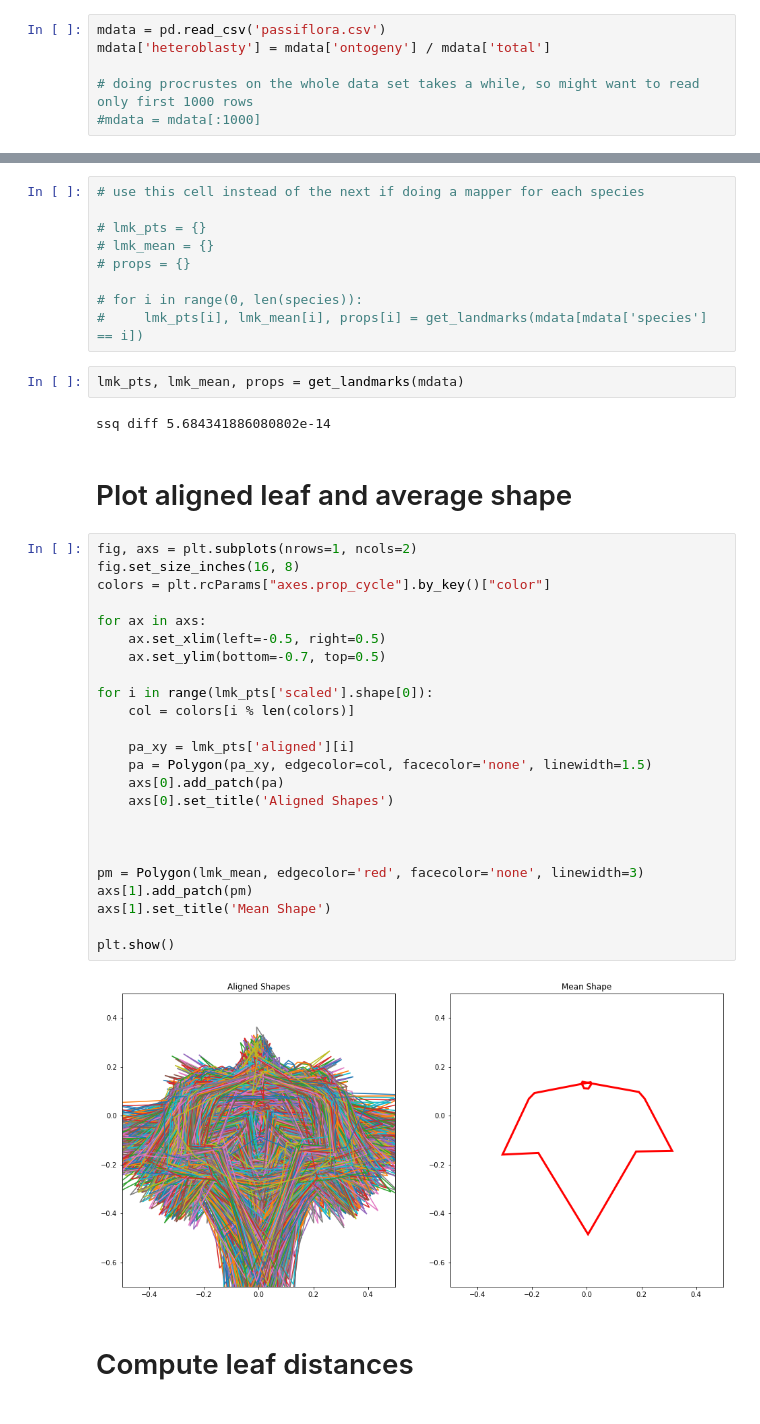
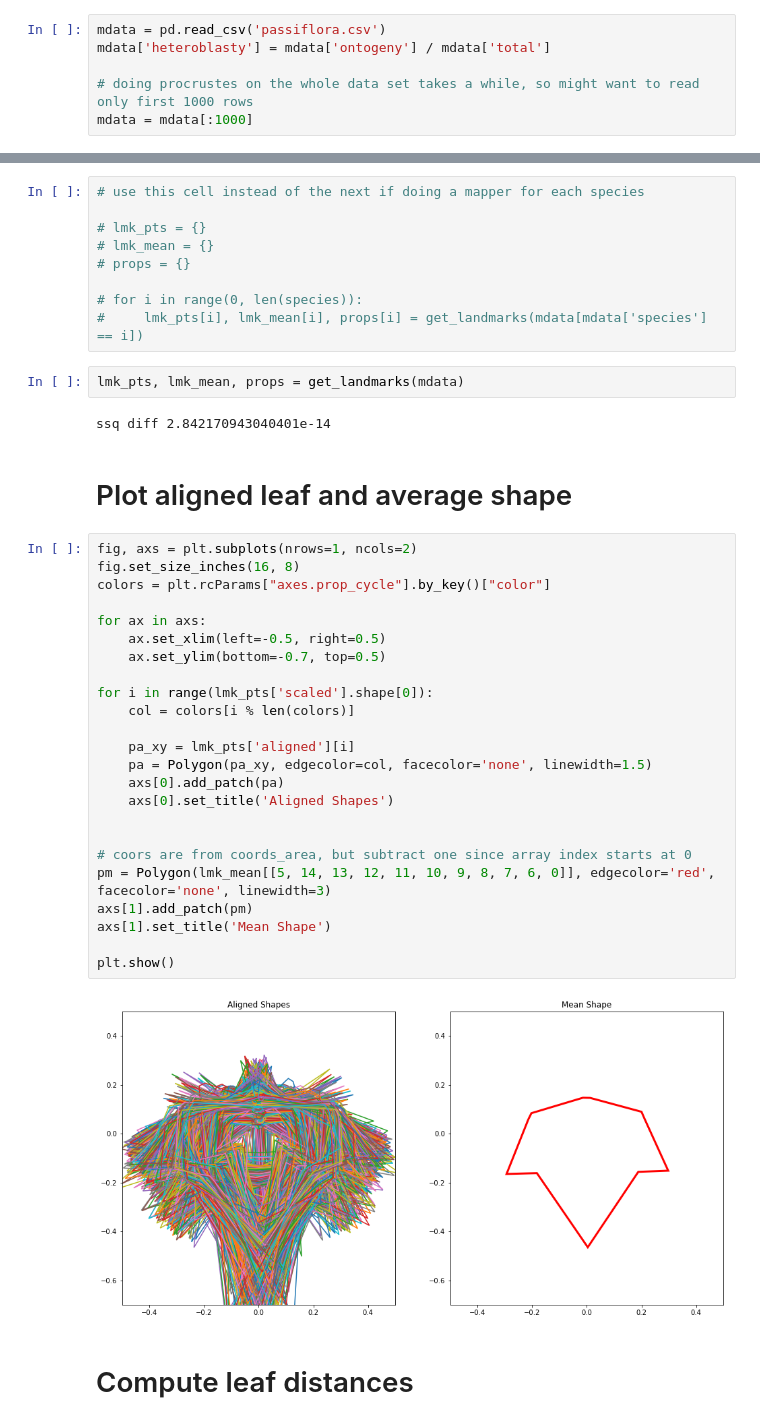
Before and after one commit to sperciva/giotto-mapper-pie-nodes, a Jupyter notebook: Passiflora.ipynb, the cells around one changed output, grey strips where cells are left out. Saved outputs shown, nothing was run; the diff lists cells and outputs as text.

```diff
--- a/Passiflora.ipynb
+++ b/Passiflora.ipynb
@@ -24,7 +24,7 @@ mdata = pd.read_csv('passiflora.csv')
 mdata['heteroblasty'] = mdata['ontogeny'] / mdata['total']
 
 # doing procrustes on the whole data set takes a while, so might want to read only first 1000 rows
-#mdata = mdata[:1000]
+mdata = mdata[:1000]
 # %%
 # divide species into seven classes based on the paper
 # https://academic.oup.com/gigascience/article/6/1/giw008/2865207?login=true#supplementary-data
@@ -109,35 +109,35 @@ def get_landmarks(df):
 # %%
 lmk_pts, lmk_mean, props = get_landmarks(mdata)
 # %% [output]
-ssq diff 5.684341886080802e-14
+ssq diff 2.842170943040401e-14
 # %% [markdown]
 # Plot aligned leaf and average shape
 # %%
 fig, axs = plt.subplots(nrows=1, ncols=2)
 fig.set_size_inches(16, 8)
 colors = plt.rcParams["axes.prop_cycle"].by_key()["color"]
 
 for ax in axs:
     ax.set_xlim(left=-0.5, right=0.5)
     ax.set_ylim(bottom=-0.7, top=0.5)
 
 for i in range(lmk_pts['scaled'].shape[0]):
     col = colors[i % len(colors)]
 
     pa_xy = lmk_pts['aligned'][i]
     pa = Polygon(pa_xy, edgecolor=col, facecolor='none', linewidth=1.5)
     axs[0].add_patch(pa)
     axs[0].set_title('Aligned Shapes')
 
 
-
-pm = Polygon(lmk_mean, edgecolor='red', facecolor='none', linewidth=3)
+# coors are from coords_area, but subtract one since array index starts at 0
+pm = Polygon(lmk_mean[[5, 14, 13, 12, 11, 10, 9, 8, 7, 6, 0]], edgecolor='red', facecolor='none', linewidth=3)
 axs[1].add_patch(pm)
 axs[1].set_title('Mean Shape')
 
 plt.show()
 # %% [output]
-[figure, old version]
+[figure, new version]
 # %% [markdown]
 # Compute leaf distances
 # %% [markdown]
```
Also changed, not shown: parts of 28 cells of this notebook.
